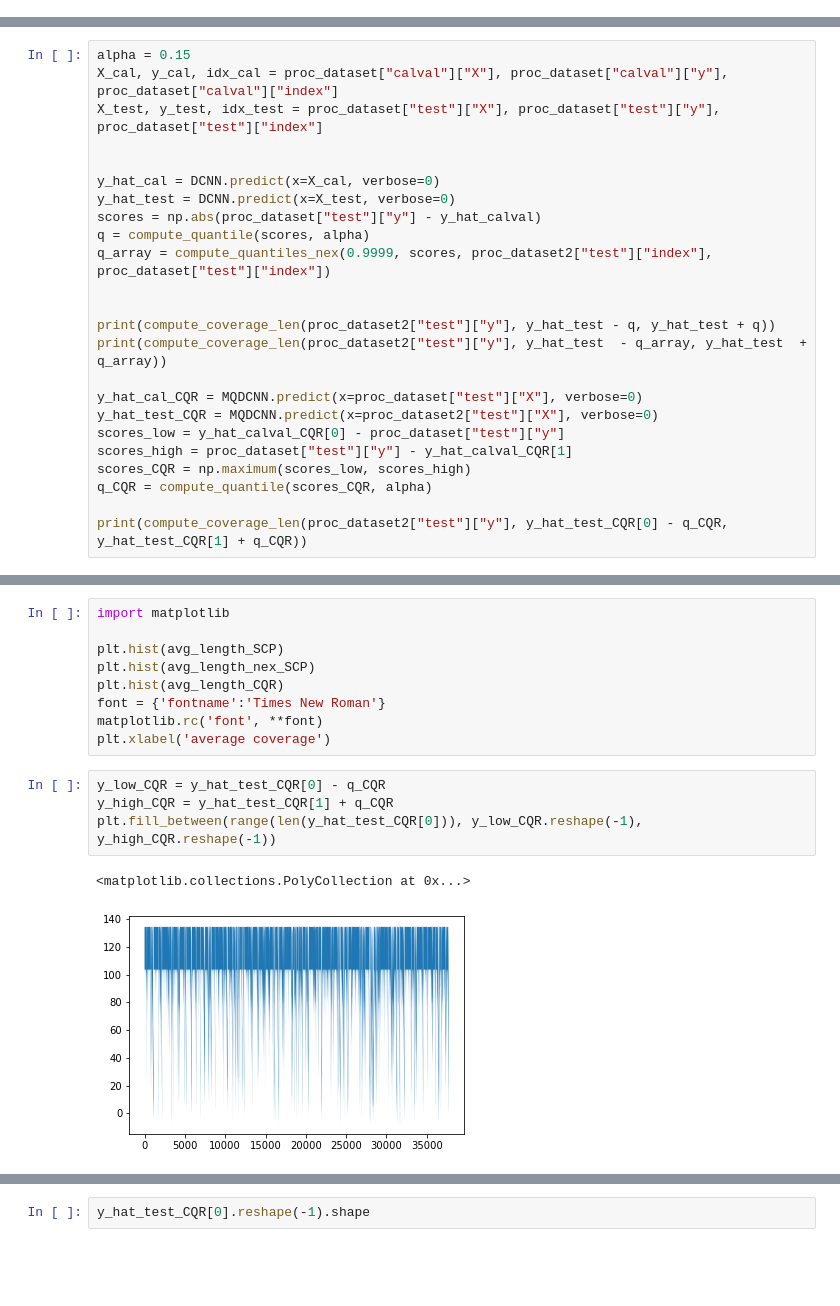
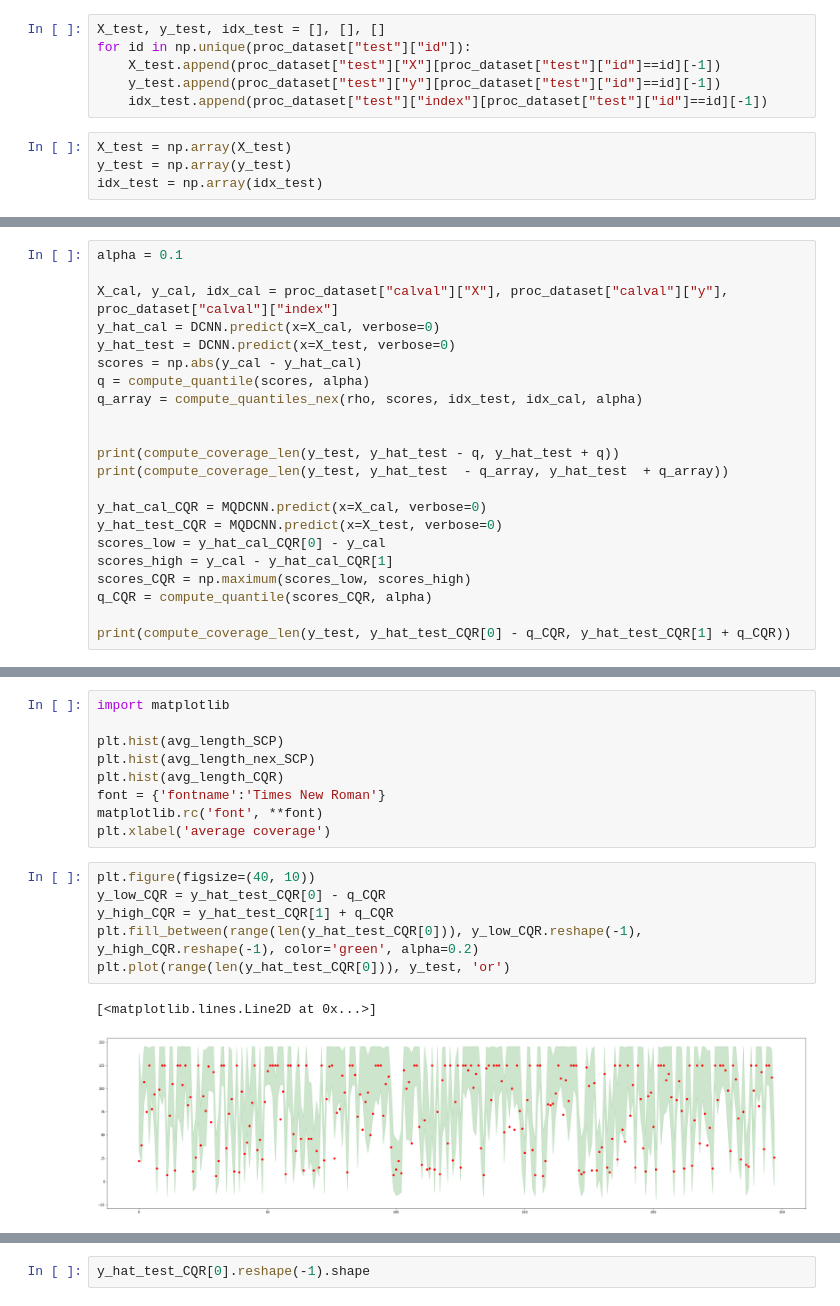
Before and after one commit to alireza-javanmardi/conformal-RUL-intervals, a Jupyter notebook: test.ipynb, the cells around one changed output, grey strips where cells are left out. Drawn from its saved outputs; the diff is of its cells as text; blank space fills up the shorter version.

Commit message:
test is pdated to include the simulations with all 3 CP methods

```diff
--- a/test.ipynb
+++ b/test.ipynb
@@ -223,0 +196,10 @@ array([  0,   1,   2, ..., 264, 265, 266])
+# %%
+X_test, y_test, idx_test = [], [], []
+for id in np.unique(proc_dataset["test"]["id"]):
+    X_test.append(proc_dataset["test"]["X"][proc_dataset["test"]["id"]==id][-1])
+    y_test.append(proc_dataset["test"]["y"][proc_dataset["test"]["id"]==id][-1])
+    idx_test.append(proc_dataset["test"]["index"][proc_dataset["test"]["id"]==id][-1])
+# %%
+X_test = np.array(X_test)
+y_test = np.array(y_test)
+idx_test = np.array(idx_test)
@@ -224,27 +210,25 @@ array([  0,   1,   2, ..., 264, 265, 266])
 # %% [markdown]
 # Now calibrate using calval data and test it on test
 # %%
-alpha = 0.15
+alpha = 0.1
+
 X_cal, y_cal, idx_cal = proc_dataset["calval"]["X"], proc_dataset["calval"]["y"], proc_dataset["calval"]["index"]
-X_test, y_test, idx_test = proc_dataset["test"]["X"], proc_dataset["test"]["y"], proc_dataset["test"]["index"]
+y_hat_cal = DCNN.predict(x=X_cal, verbose=0)
+y_hat_test = DCNN.predict(x=X_test, verbose=0)
+scores = np.abs(y_cal - y_hat_cal)
+q = compute_quantile(scores, alpha)
+q_array = compute_quantiles_nex(rho, scores, idx_test, idx_cal, alpha)
 
 
-y_hat_cal = DCNN.predict(x=X_cal, verbose=0)
-y_hat_test = DCNN.predict(x=X_test, verbose=0)
-scores = np.abs(proc_dataset["test"]["y"] - y_hat_calval)
-q = compute_quantile(scores, alpha)
-q_array = compute_quantiles_nex(0.9999, scores, proc_dataset2["test"]["index"], proc_dataset["test"]["index"])
+print(compute_coverage_len(y_test, y_hat_test - q, y_hat_test + q))
+print(compute_coverage_len(y_test, y_hat_test  - q_array, y_hat_test  + q_array))
 
-
-print(compute_coverage_len(proc_dataset2["test"]["y"], y_hat_test - q, y_hat_test + q))
-print(compute_coverage_len(proc_dataset2["test"]["y"], y_hat_test  - q_array, y_hat_test  + q_array))
-
-y_hat_cal_CQR = MQDCNN.predict(x=proc_dataset["test"]["X"], verbose=0)
-y_hat_test_CQR = MQDCNN.predict(x=proc_dataset2["test"]["X"], verbose=0)
-scores_low = y_hat_calval_CQR[0] - proc_dataset["test"]["y"]
-scores_high = proc_dataset["test"]["y"] - y_hat_calval_CQR[1]
+y_hat_cal_CQR = MQDCNN.predict(x=X_cal, verbose=0)
+y_hat_test_CQR = MQDCNN.predict(x=X_test, verbose=0)
+scores_low = y_hat_cal_CQR[0] - y_cal
+scores_high = y_cal - y_hat_cal_CQR[1]
 scores_CQR = np.maximum(scores_low, scores_high)
 q_CQR = compute_quantile(scores_CQR, alpha)
 
-print(compute_coverage_len(proc_dataset2["test"]["y"], y_hat_test_CQR[0] - q_CQR, y_hat_test_CQR[1] + q_CQR))
+print(compute_coverage_len(y_test, y_hat_test_CQR[0] - q_CQR, y_hat_test_CQR[1] + q_CQR))
 # %% [output]
@@ -265,9 +281,11 @@ font = {'fontname':'Times New Roman'}
 matplotlib.rc('font', **font)
 plt.xlabel('average coverage')
 # %%
+plt.figure(figsize=(40, 10))
 y_low_CQR = y_hat_test_CQR[0] - q_CQR
 y_high_CQR = y_hat_test_CQR[1] + q_CQR
-plt.fill_between(range(len(y_hat_test_CQR[0])), y_low_CQR.reshape(-1), y_high_CQR.reshape(-1))
+plt.fill_between(range(len(y_hat_test_CQR[0])), y_low_CQR.reshape(-1), y_high_CQR.reshape(-1), color='green', alpha=0.2)
+plt.plot(range(len(y_hat_test_CQR[0])), y_test, 'or')
 # %% [output]
-<matplotlib.collections.PolyCollection at 0x...>
+[<matplotlib.lines.Line2D at 0x...>]
-[figure, old version]
+[figure, new version]
```
Also changed, not shown: parts of 30 cells of this notebook.
